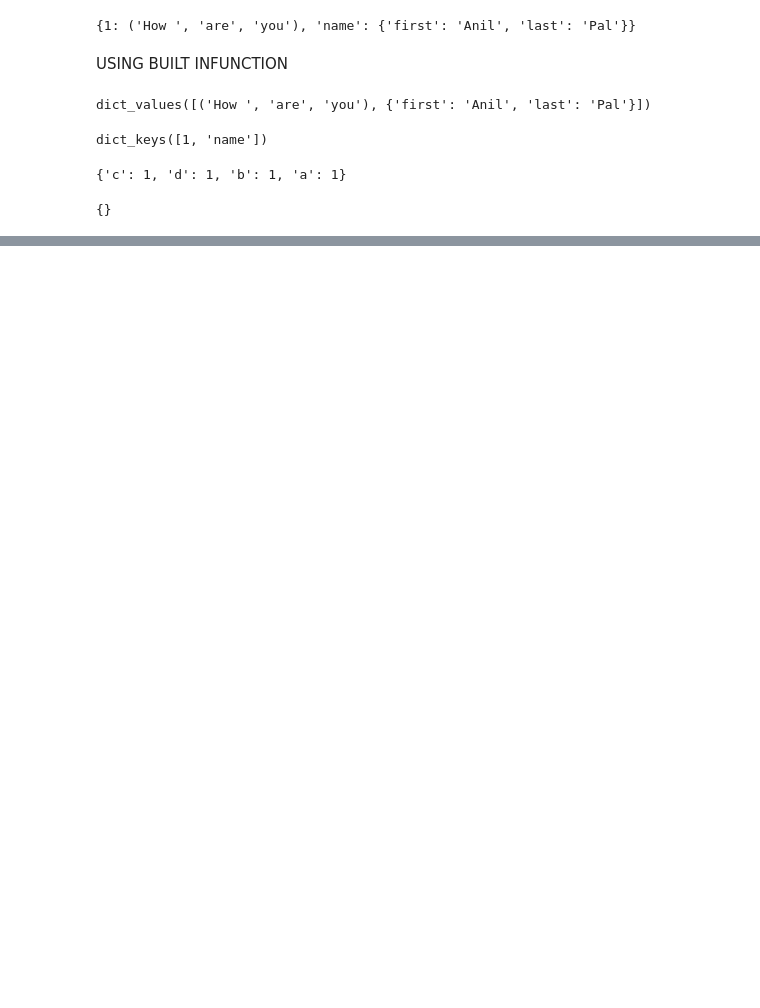
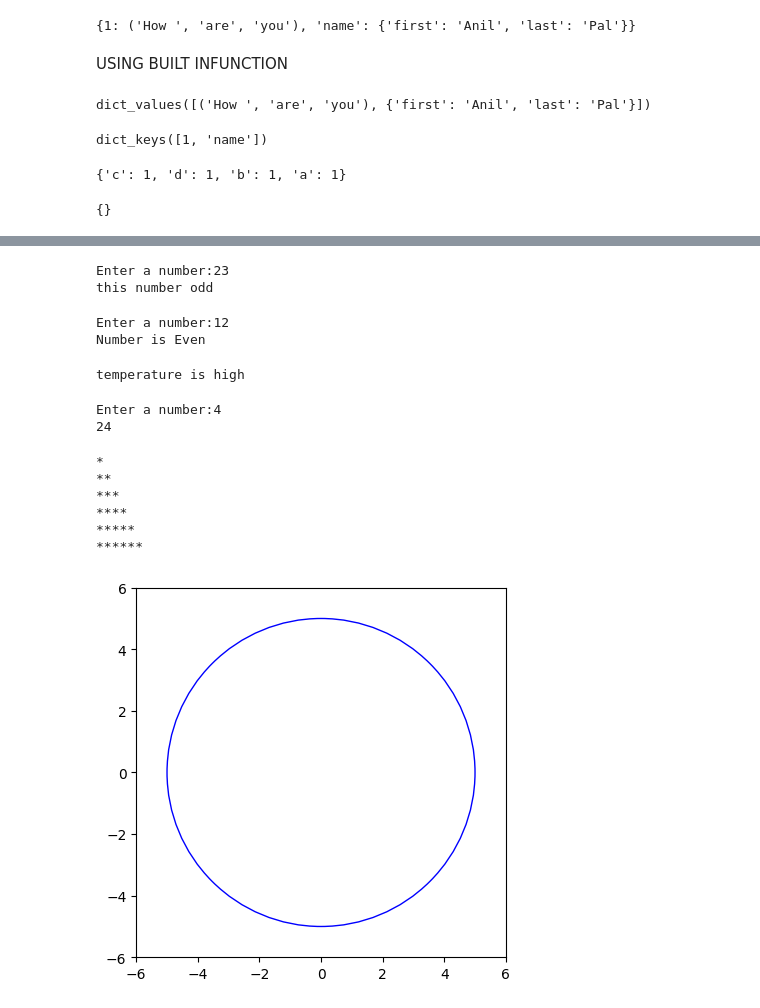
Before and after one commit to ANILPAL-AP/Python-Basics-Website, a Jupyter notebook: PYTHON_BASIC_ZERO_TO_HER0.ipynb, the cells around one changed output, grey strips where cells are left out. Cells and saved outputs as stored; diff of their text form; code cells hidden in the pictures; blank space fills up the shorter version.

```diff
--- a/PYTHON_BASIC_ZERO_TO_HER0.ipynb
+++ b/PYTHON_BASIC_ZERO_TO_HER0.ipynb
@@ -503,0 +560,64 @@ d
+# %%
+a=int(input("Enter a number:"))
+if a%2==0:
+  print("Number is Even")
+print("this number odd")
+# %% [output]
+Enter a number:23
+this number odd
+# %%
+a=int(input("Enter a number:"))
+if a%2==0:
+  print("Number is Even")
+else:
+  print("Number is Odd")
+# %% [output]
+Enter a number:12
+Number is Even
+# %%
+
+temperature=39
+
+if temperature>35 :
+  print("temperature is high")
+else:
+  print("temperature is low")
+# %% [output]
+temperature is high
+# %%
+n=int(input("Enter a number:"))
+fact=1
+for i in range(1,n+1):
+  fact=fact*i
+print(fact)
+# %% [output]
+Enter a number:4
+24
+# %%
+for i in range(1,7):
+    for j in range(1,i+1):
+        print("*", end="")
+    print()
+# %% [output]
+*
+**
+***
+****
+*****
+******
+# %%
+
+import matplotlib.pyplot as plt
+
+circle = plt.Circle((0, 0), 5, color='blue', fill=False)
+
+fig, ax = plt.subplots()
+
+ax.add_patch(circle)
+ax.set_xlim(-6, 6)
+ax.set_ylim(-6, 6)
+ax.set_aspect('equal')
+
+plt.show()
+# %% [output]
+[figure, added]
```
Also changed, not shown: parts of 171 cells of this notebook.
